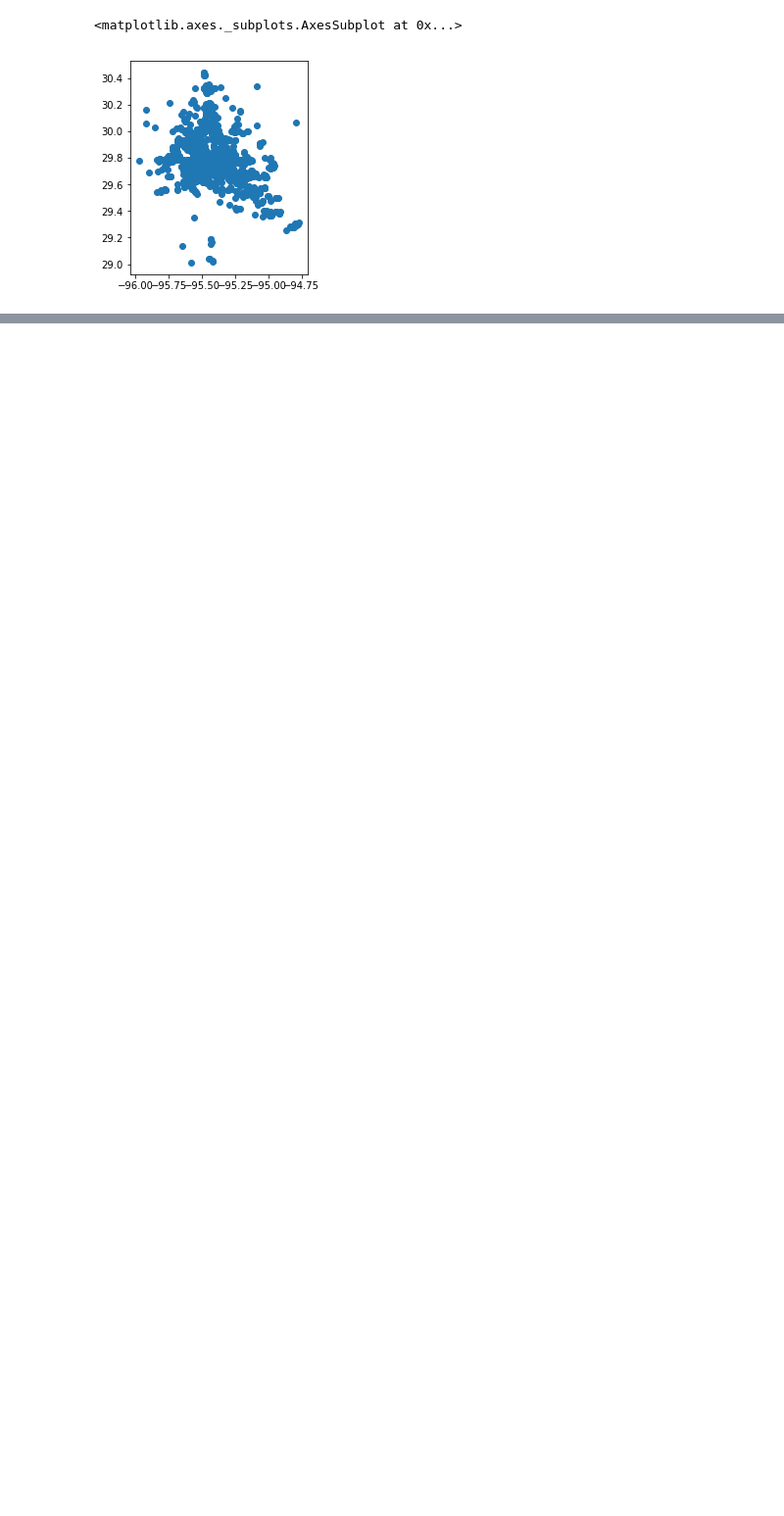
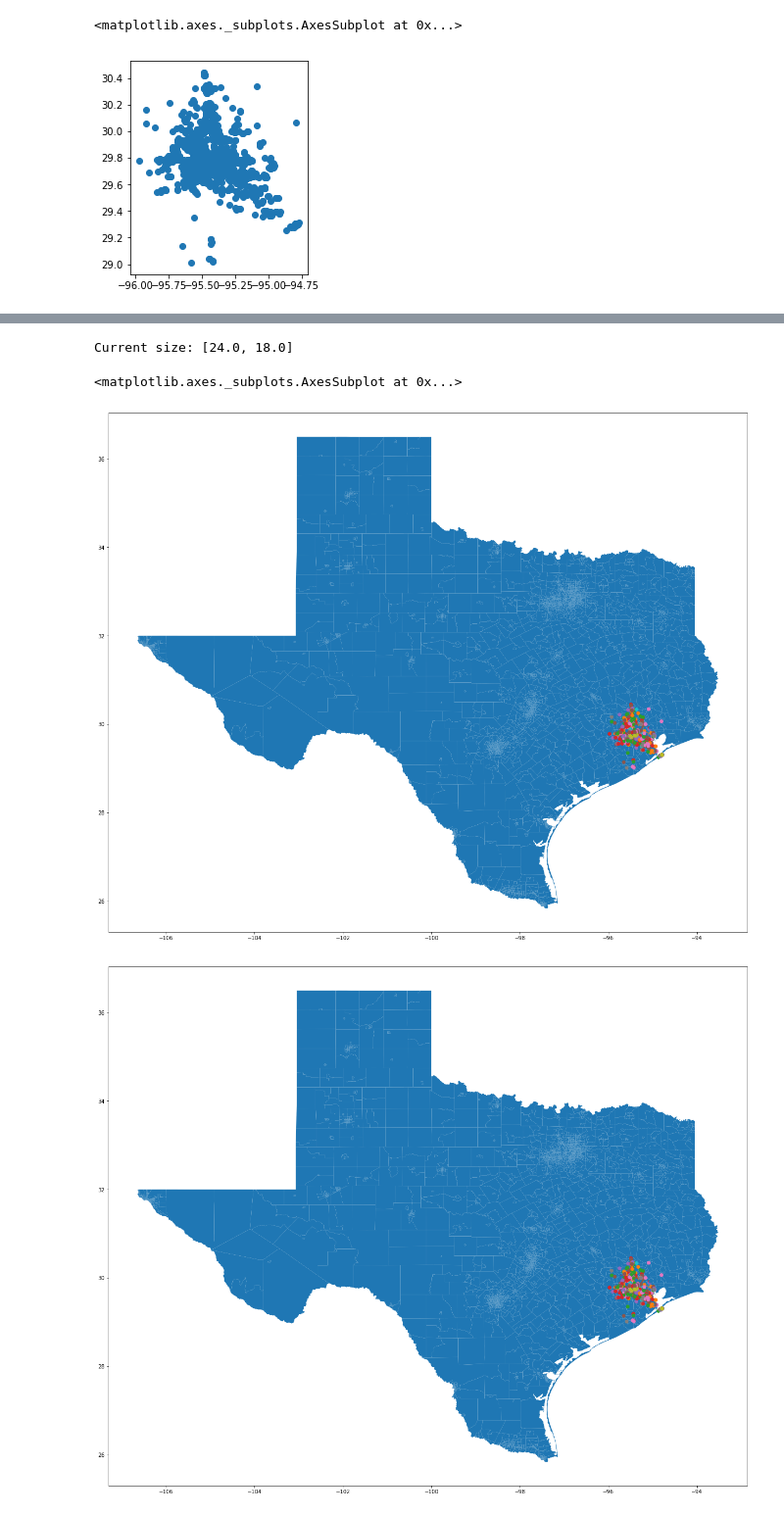
Before and after one commit to jkang1643/GIS, a Jupyter notebook: GIS Mapping.ipynb, the cells around one changed output, grey strips where cells are left out. Shown at 98% size. Saved outputs shown, nothing was run; the diff lists cells and outputs as text; code cells hidden in the pictures; blank space fills up the shorter version.

```diff
--- a/GIS Mapping.ipynb
+++ b/GIS Mapping.ipynb
@@ -78,3 +58,7 @@ realestatelocations.plot()
 # %% [output]
 <matplotlib.axes._subplots.AxesSubplot at 0x...>
 [figure]
+# %%
+import descartes
+states = gp.read_file("C:/Users/Joe/Downloads/gz_2010_48_140_00_500k/gz_2010_48_140_00_500k.shp")
+states.head()
@@ -80,0 +72,22 @@ realestatelocations.plot()
+# %%
+# Get current size
+
+fig_size = plt.rcParams["figure.figsize"]
+ax = states.plot()
+realestatelocations.plot(column='walkabilit', ax=ax)
+
+# Prints: [8.0, 6.0]
+print ("Current size:", fig_size)
+
+# Set figure width to 12 and height to 9
+fig_size[0] = 24
+fig_size[1] = 18
+plt.rcParams["figure.figsize"] = fig_size
+
+ax = states.plot()
+realestatelocations.plot(column='walkabilit', ax=ax)
+# %% [output]
+Current size: [24.0, 18.0]
+<matplotlib.axes._subplots.AxesSubplot at 0x...>
+[figure, added]
+[figure, added]
```
Also changed, not shown: parts of 6 cells of this notebook, 4 other files.
